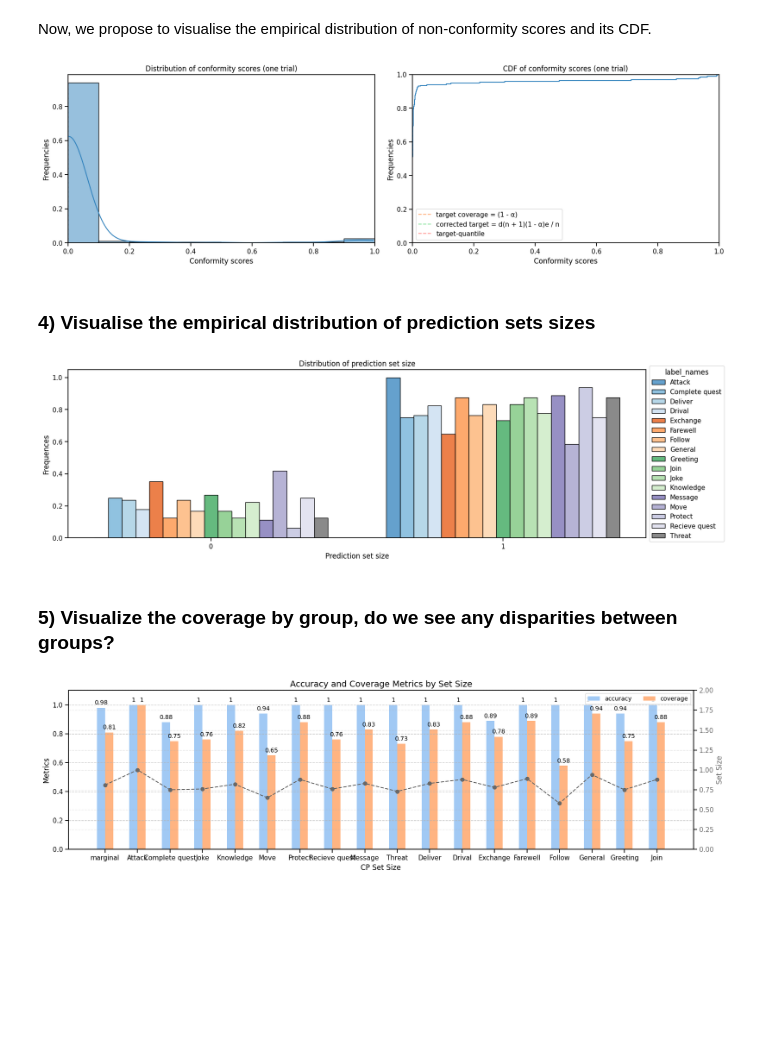
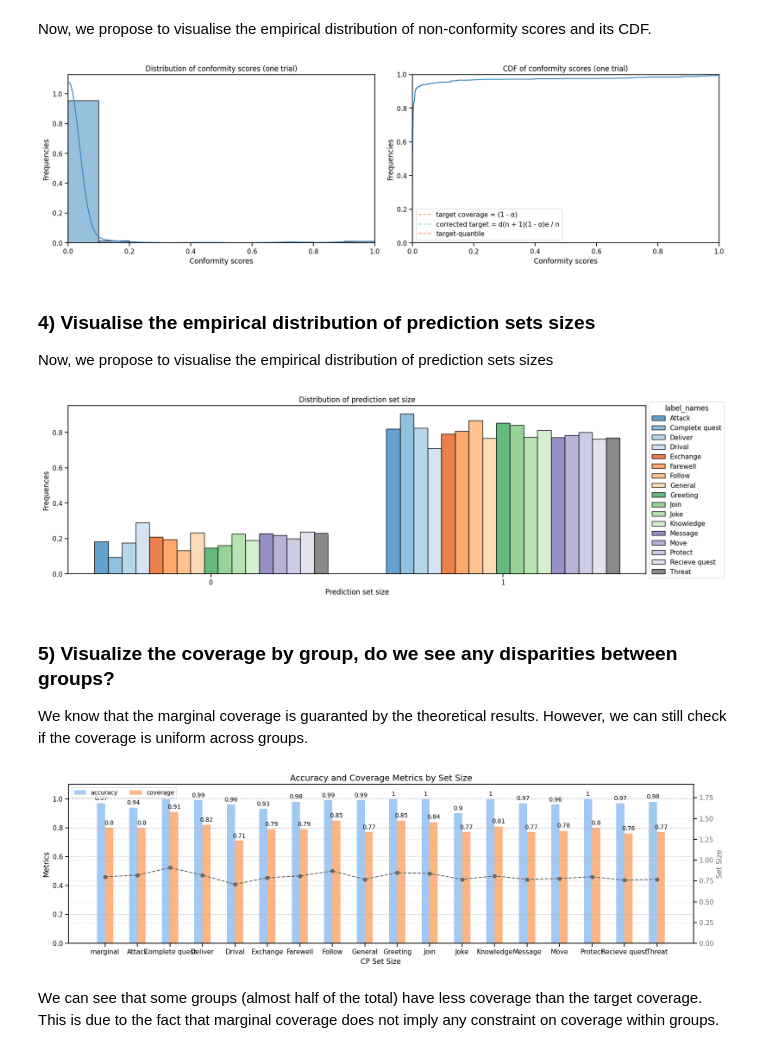
Before and after one commit to thibaultcordier/mapie-tutorial, a Jupyter notebook: 4_tuto_nlp.ipynb, the cells around one changed output. Cells and saved outputs as stored; diff of their text form; code cells hidden in the pictures; blank space fills up the shorter version.

```diff
--- a/4_tuto_nlp.ipynb
+++ b/4_tuto_nlp.ipynb
@@ -31,7 +32,7 @@ from utils.data.dnd_style_intents import sample_and_split_dataset, get_dataframe
 from utils.data.dnd_style_intents import FEATURES, LABEL, TARGET, PREDICTION, SET, SET_LABEL
 
 
-nb_train, nb_calib, nb_test = 1000, 200, 250
+nb_train, nb_calib, nb_test = 1000, 1000, 1000
 
 dataset = load_dataset("neurae/dnd_style_intents")
 ds_train, ds_calib, ds_test = sample_and_split_dataset(dataset, nb_calib=nb_calib, nb_test=nb_test)
@@ -162,9 +210,11 @@ plot_conformity_score_distribution(
     figsize=LARGE_FIGSIZE, kwargs_hist=kwargs_hist, kwargs_ecdf=kwargs_ecdf
 )
 # %% [output]
-[figure, old version]
+[figure, new version]
 # %% [markdown]
 ### 4) Visualise the empirical distribution of prediction sets sizes
+
+Now, we propose to visualise the empirical distribution of prediction sets sizes
 # %%
 from utils.plot import plot_size_set_distribution
 
@@ -179,9 +229,11 @@ pd_results['size_set'] = size_sets
 kwargs = {'discrete': True, 'multiple': 'dodge', 'shrink': 0.8}
 plot_size_set_distribution(pd_results, label=LABEL, figsize=LARGE_FIGSIZE, hue=LABEL, **kwargs)
 # %% [output]
-[figure, old version]
+[figure, new version]
 # %% [markdown]
 ### 5) Visualize the coverage by group, do we see any disparities between groups?
+
+We know that the marginal coverage is guaranted by the theoretical results. However, we can still check if the coverage is uniform across groups.
 # %%
 from sklearn.metrics import accuracy_score
 from mapie.metrics import classification_coverage_score, classification_mean_width_score
@@ -215,13 +267,15 @@ for label in np.sort(label_list):
 # %%
 from utils.plot import plot_metrics_inside_groups
 
 metrics = {
     'accuracy': tuple(np.round(accuracy_, 2)),
     'coverage': tuple(np.round(coverage_, 2)),
     'set size': tuple(np.round(set_size_, 2)),
 }
 
 # Plot metrics for each group (coverage, accuracy, number of observations)
-plot_metrics_inside_groups(metrics, ['marginal'] + label_list, number_obs_, figsize=LARGE_FIGSIZE)
+plot_metrics_inside_groups(metrics, ['marginal'] + sorted(label_list), number_obs_, figsize=LARGE_FIGSIZE)
 # %% [output]
-[figure, old version]
+[figure, new version]
+# %% [markdown]
+We can see that some groups (almost half of the total) have less coverage than the target coverage. This is due to the fact that marginal coverage does not imply any constraint on coverage within groups.
```
Also changed, not shown: parts of 9 cells of this notebook, 1 other file.
